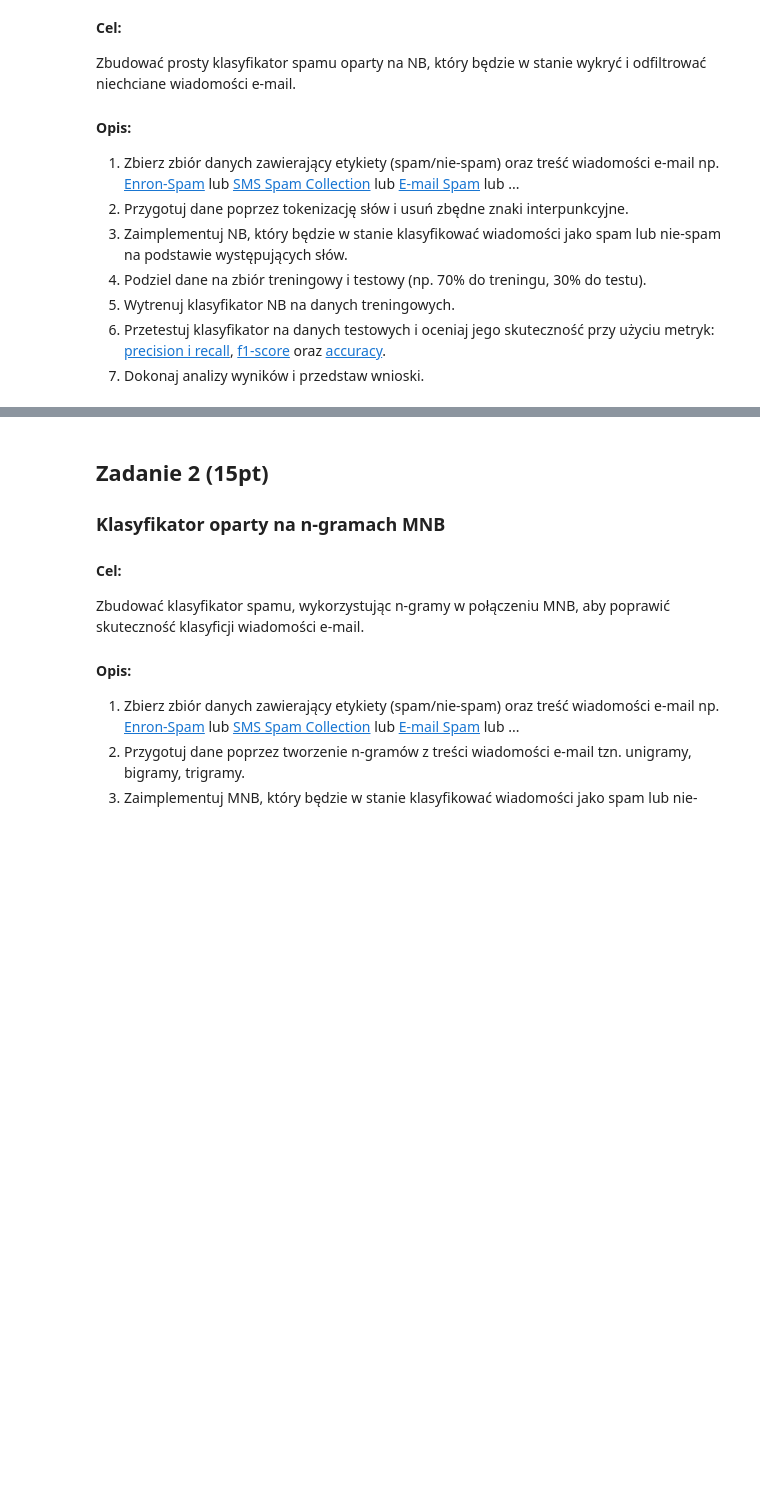
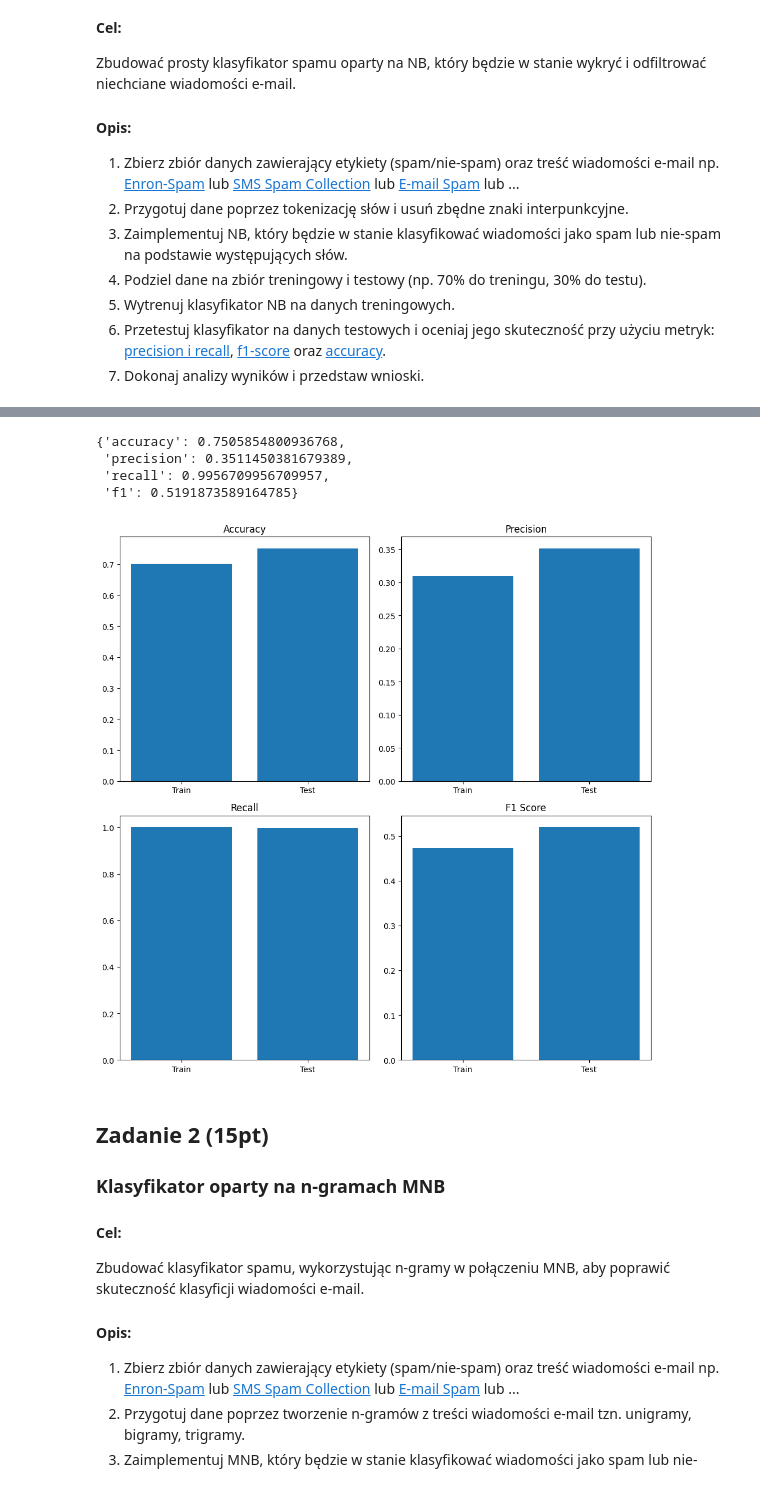
Before and after one commit to pucikplay/UMSI, a Jupyter notebook: L2/l2.ipynb, the cells around one changed output, grey strips where cells are left out. Saved outputs shown, nothing was run; the diff lists cells and outputs as text; code cells hidden in the pictures; blank space fills up the shorter version.

```diff
--- a/L2/l2.ipynb
+++ b/L2/l2.ipynb
@@ -125,3 +211,53 @@ Zbudować prosty klasyfikator spamu oparty na NB, który będzie w stanie wykry
+# %%
+def properties(nb, df):
+    # true values, then how predicted
+    values = {'ham': {'ham': 0, 'spam': 0},
+              'spam': {'ham': 0, 'spam': 0}}
+    true_vals = df['label']
+    pred_vals = df['text'].apply(nb.predict)
+    for (true_val, pred_val) in zip(true_vals, pred_vals):
+        values[true_val][pred_val] += 1
+
+    accuracy = (values['ham']['ham'] + values['spam']['spam']) / len(df)
+    precision = values['spam']['spam'] / (values['spam']['spam'] + values['ham']['spam'])
+    recall = values['spam']['spam'] / (values['spam']['spam'] + values['spam']['ham'])
+    f1 = 2 * (precision * recall) / (precision + recall)
+    result = {'accuracy': accuracy,
+              'precision': precision,
+              'recall': recall,
+              'f1': f1}
+    return result
+
+properties(nb, test)
+# %% [output]
+{'accuracy': 0.7505854800936768,
+ 'precision': 0.3511450381679389,
+ 'recall': 0.9956709956709957,
+ 'f1': 0.5191873589164785}
+# %%
+def plot_properties(result_train, result_test):
+    fig, axs = plt.subplots(2, 2, figsize=(10,10))
+
+    axs[0, 0].bar(['Train', 'Test'], [result_train['accuracy'], result_test['accuracy']])
+    axs[0, 0].set_title('Accuracy')
+
+    axs[0, 1].bar(['Train', 'Test'], [result_train['precision'], result_test['precision']])
+    axs[0, 1].set_title('Precision')
+
+    axs[1, 0].bar(['Train', 'Test'], [result_train['recall'], result_test['recall']])
+    axs[1, 0].set_title('Recall')
+
+    axs[1, 1].bar(['Train', 'Test'], [result_train['f1'], result_test['f1']])
+    axs[1, 1].set_title('F1 Score')
+
+    plt.tight_layout()
+    plt.show()
+
+result_train = properties(nb, train)
+result_test = properties(nb, test)
+plot_properties(result_train, result_test)
+# %% [output]
+[figure, added]
 # %% [markdown]
 ## Zadanie 2 (15pt)
 
```
Also changed, not shown: parts of 9 cells of this notebook, 2 other files.
